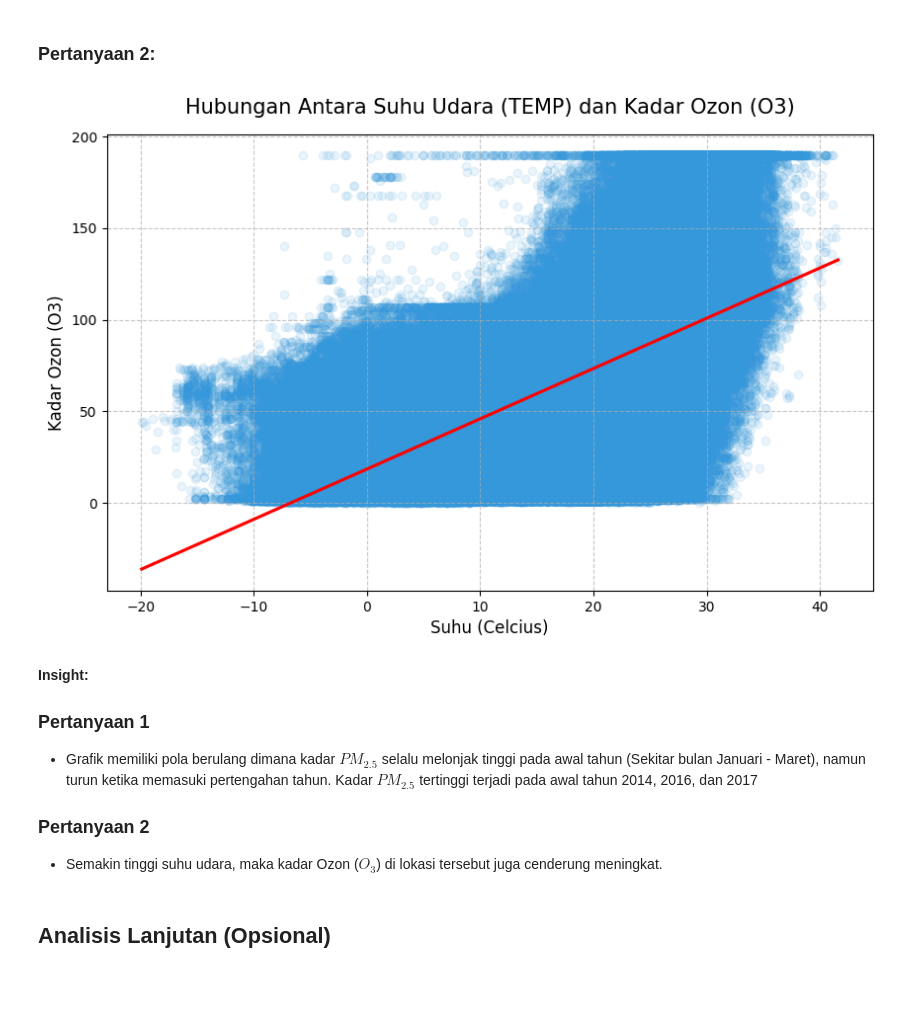
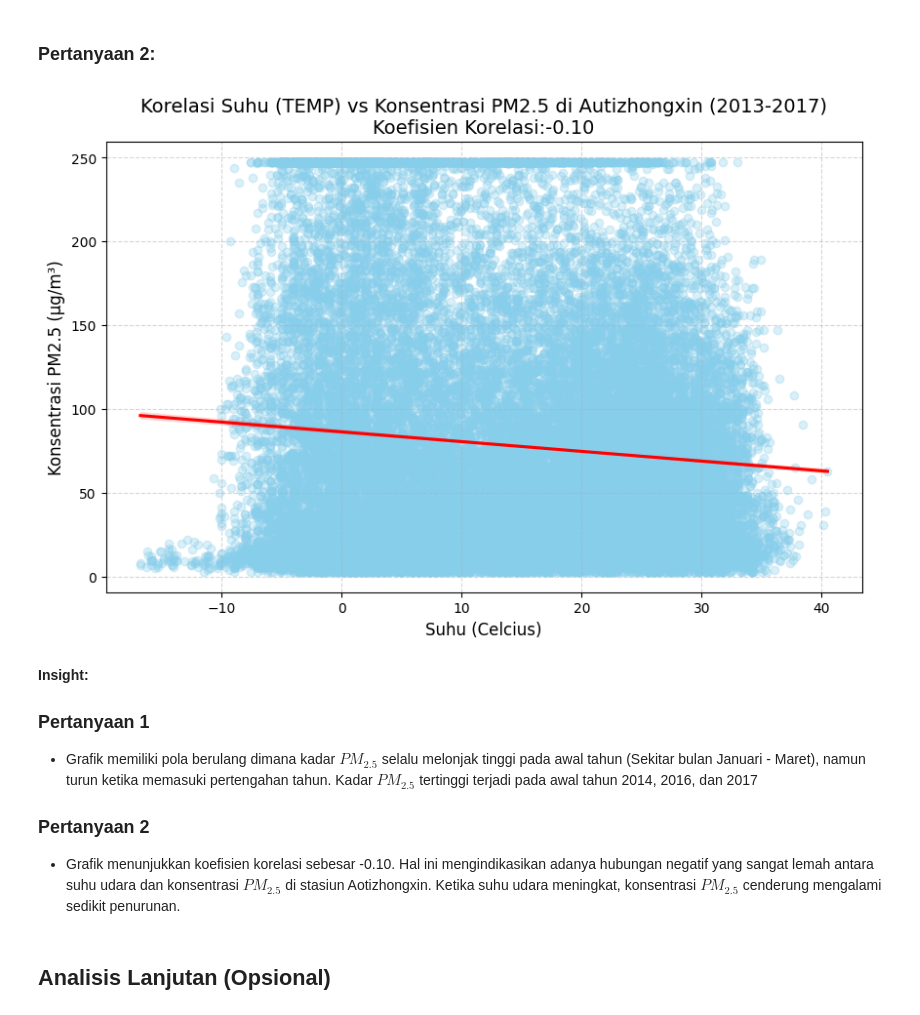
Before and after one commit to Adnin03/air-quality-analysis, a Jupyter notebook: Proyek_Analisis_Data.ipynb, the cells around one changed output. Saved outputs shown, nothing was run; the diff lists cells and outputs as text; code cells hidden in the pictures; blank space fills up the shorter version.

Commit message:
Update visualisasi pertanyaan ke dua dan menambah interaksi di dalam dashboard

```diff
--- a/Proyek_Analisis_Data.ipynb
+++ b/Proyek_Analisis_Data.ipynb
@@ -393,22 +393,25 @@ plt.show()
 # %% [markdown]
 ### Pertanyaan 2:
 # %%
+df_aoti = main_df[main_df['station'] == 'Aotizhongxin']
+corr = df_aoti['TEMP'].corr(df_aoti['PM2.5'])
+
 plt.figure(figsize=(10, 6))
-
 sns.regplot(
-    x=main_df['TEMP'],
-    y=main_df['O3'],
-    scatter_kws={'alpha':0.1, 'color':'#3498db'},
+    data=df_aoti,
+    x='TEMP',
+    y='PM2.5',
+    scatter_kws={'alpha':0.3, 'color':'skyblue'},
     line_kws={'color':'red'}
 )
 
-plt.title('Hubungan Antara Suhu Udara (TEMP) dan Kadar Ozon (O3)', fontsize=15, pad=15)
+plt.title(f'Korelasi Suhu (TEMP) vs Konsentrasi PM2.5 di Autizhongxin (2013-2017)\nKoefisien Korelasi:{corr:.2f}', fontsize=14)
 plt.xlabel('Suhu (Celcius)', fontsize=12)
-plt.ylabel('Kadar Ozon (O3)', fontsize=12)
-plt.grid(True, linestyle='--', alpha=0.7)
+plt.ylabel('Konsentrasi PM2.5 (µg/m³)', fontsize=12)
+plt.grid(True, linestyle='--', alpha=0.5)
 plt.show()
 # %% [output]
-[figure, old version]
+[figure, new version]
 # %% [markdown]
 **Insight:**
 
@@ -416,7 +419,7 @@ plt.show()
 - Grafik memiliki pola berulang dimana kadar $PM_{2.5}$ selalu melonjak tinggi pada awal tahun (Sekitar bulan Januari - Maret), namun turun ketika memasuki pertengahan tahun. Kadar $PM_{2.5}$ tertinggi terjadi pada awal tahun 2014, 2016, dan 2017
 
 ### **Pertanyaan 2**
-- Semakin tinggi suhu udara, maka kadar Ozon ($O_{3}$) di lokasi tersebut juga cenderung meningkat.
+- Grafik menunjukkan koefisien korelasi sebesar -0.10. Hal ini mengindikasikan adanya hubungan negatif yang sangat lemah antara suhu udara dan konsentrasi $PM_{2.5}$ di stasiun Aotizhongxin. Ketika suhu udara meningkat, konsentrasi $PM_{2.5}$ cenderung mengalami sedikit penurunan.
 # %% [markdown]
 ## Analisis Lanjutan (Opsional)
 # %%
```
Also changed, not shown: parts of 3 cells of this notebook, 2 other files.
